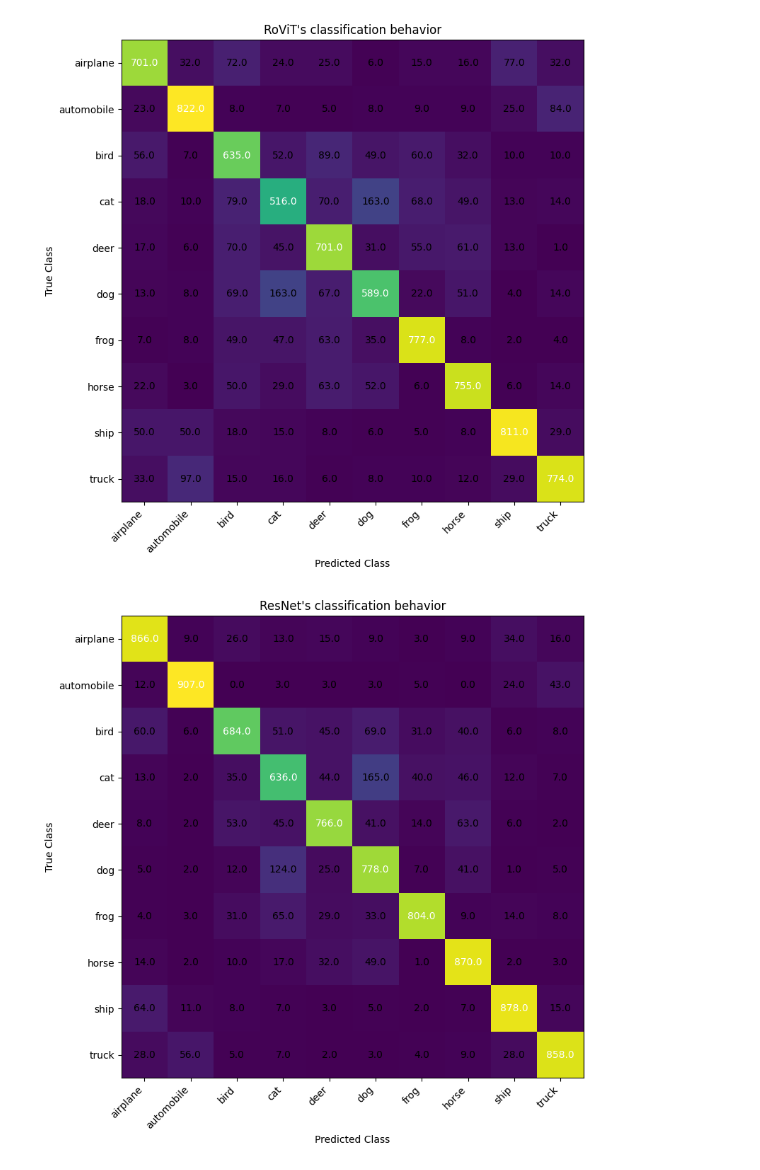
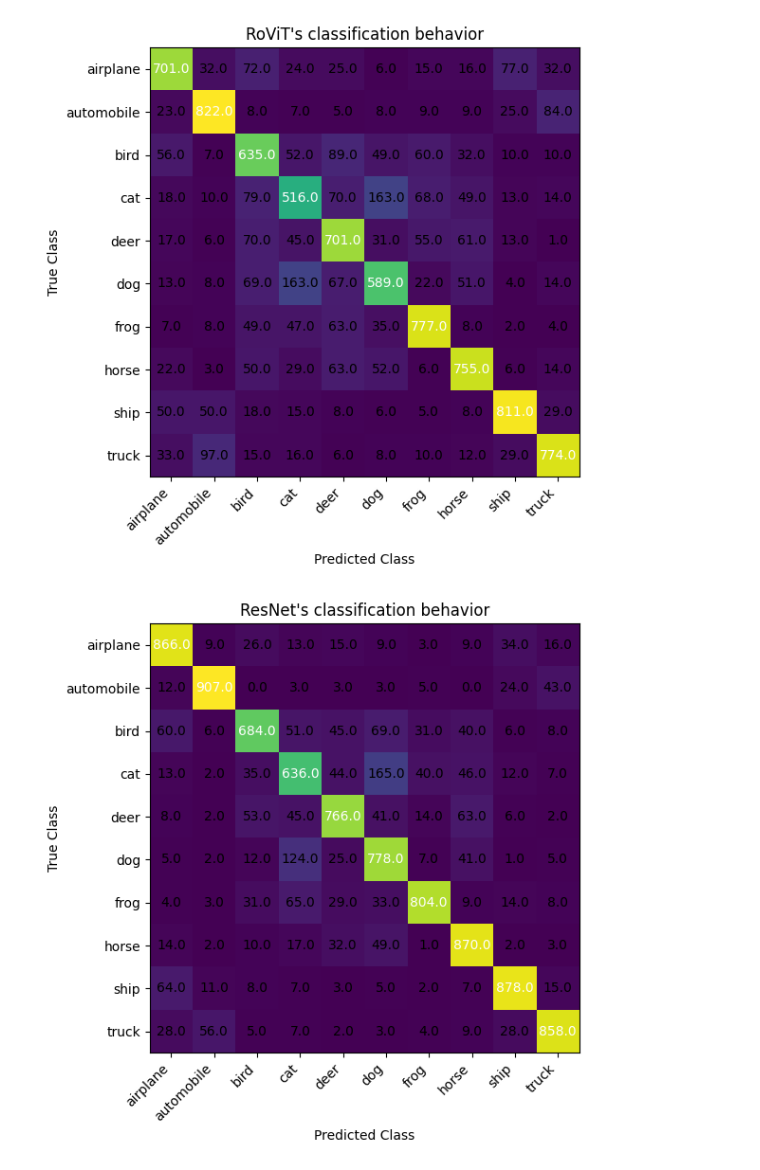
Before and after one commit to CA2528357431/ethical_aspect, a Jupyter notebook: beahvior.ipynb, the cells around one changed output. Drawn from its saved outputs; the diff is of its cells as text; code cells hidden in the pictures.

```diff
--- a/beahvior.ipynb
+++ b/beahvior.ipynb
@@ -33,28 +33,30 @@ rovit_mat = np.array(rovit_mat)
 # %%
 
 
 
-plt.figure(figsize=(8, 8))
+plt.figure(figsize=(6, 6))
 plt.imshow(rovit_mat)
 plt.title("RoViT's classification behavior")
 # plt.colorbar()
 
 # Tick marks for classes
 tick_marks = np.arange(len(classes))
 plt.xticks(tick_marks, classes, rotation=45, ha="right")
 plt.yticks(tick_marks, classes)
 
 # Annotating the heatmap with values
 for i in range(rovit_mat.shape[0]):
     for j in range(rovit_mat.shape[1]):
         plt.text(j, i, f"{rovit_mat[i, j]}", ha="center", va="center", color="white" if rovit_mat[i, j] > rovit_mat.max()/2 else "black")
 
 plt.ylabel("True Class")
 plt.xlabel("Predicted Class")
 plt.tight_layout()
+
+plt.savefig("rovit_behavior.png")
 plt.show()
 # %% [output]
-[figure, old version]
+[figure, new version]
 # %%
 resnet_mat = [
     [866.,   9.,  26.,  13.,  15.,   9.,   3.,   9.,  34.,  16.],
@@ -72,7 +74,7 @@ resnet_mat = np.array(resnet_mat)
 # %%
 
 
-plt.figure(figsize=(8, 8))
+plt.figure(figsize=(6, 6))
 plt.imshow(resnet_mat)
 plt.title("ResNet's classification behavior")
 # plt.colorbar()
@@ -90,6 +92,8 @@ for i in range(resnet_mat.shape[0]):
 plt.ylabel("True Class")
 plt.xlabel("Predicted Class")
 plt.tight_layout()
+
+plt.savefig("resnet_behavior.png")
 plt.show()
 # %% [output]
-[figure, old version]
+[figure, new version]
```
Also changed, not shown: 3 other files.
